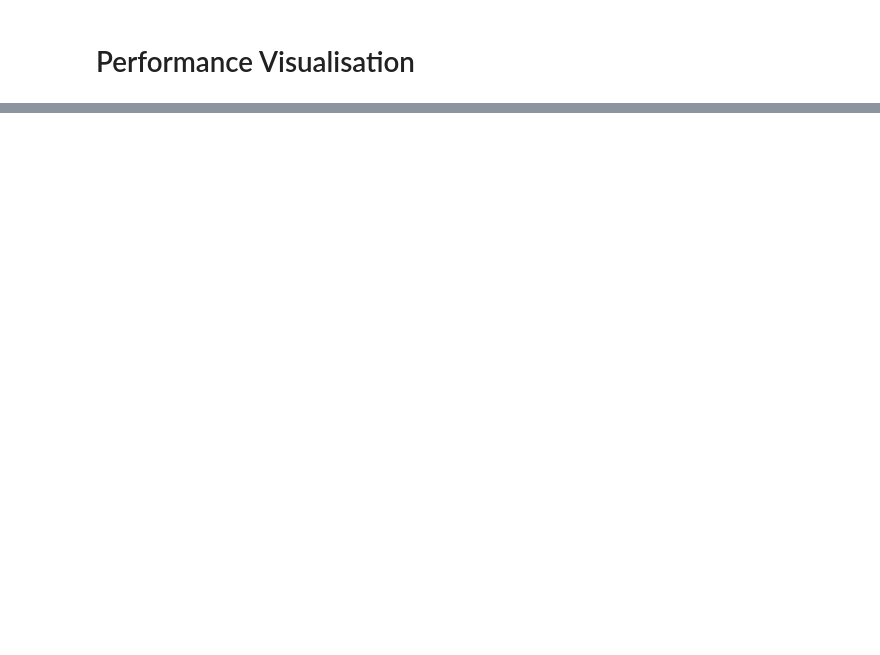
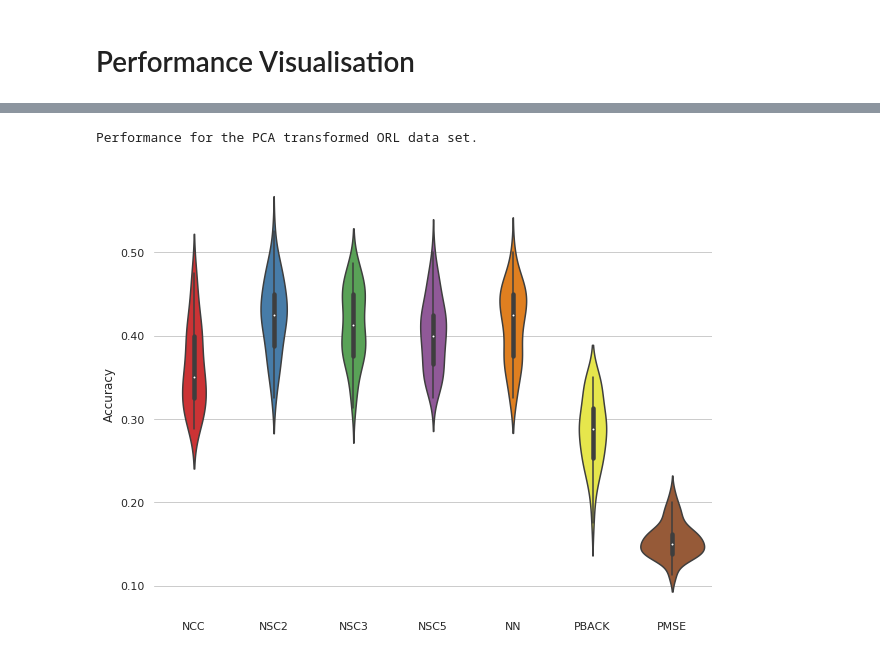
Before and after one commit to sheikhomar/popan, a Jupyter notebook: notebooks/performance-visualisation.ipynb, the cells around one changed output, grey strips where cells are left out. Cells and saved outputs as stored; diff of their text form; code cells hidden in the pictures; blank space fills up the shorter version.

```diff
--- a/notebooks/performance-visualisation.ipynb
+++ b/notebooks/performance-visualisation.ipynb
@@ -39,0 +56,5 @@ plot_boxplot(paths[1])
+# %%
+plot_boxplot(paths[2])
+# %% [output]
+Performance for the PCA transformed ORL data set.
+[figure, added]
```
Also changed, not shown: parts of 4 cells of this notebook.
